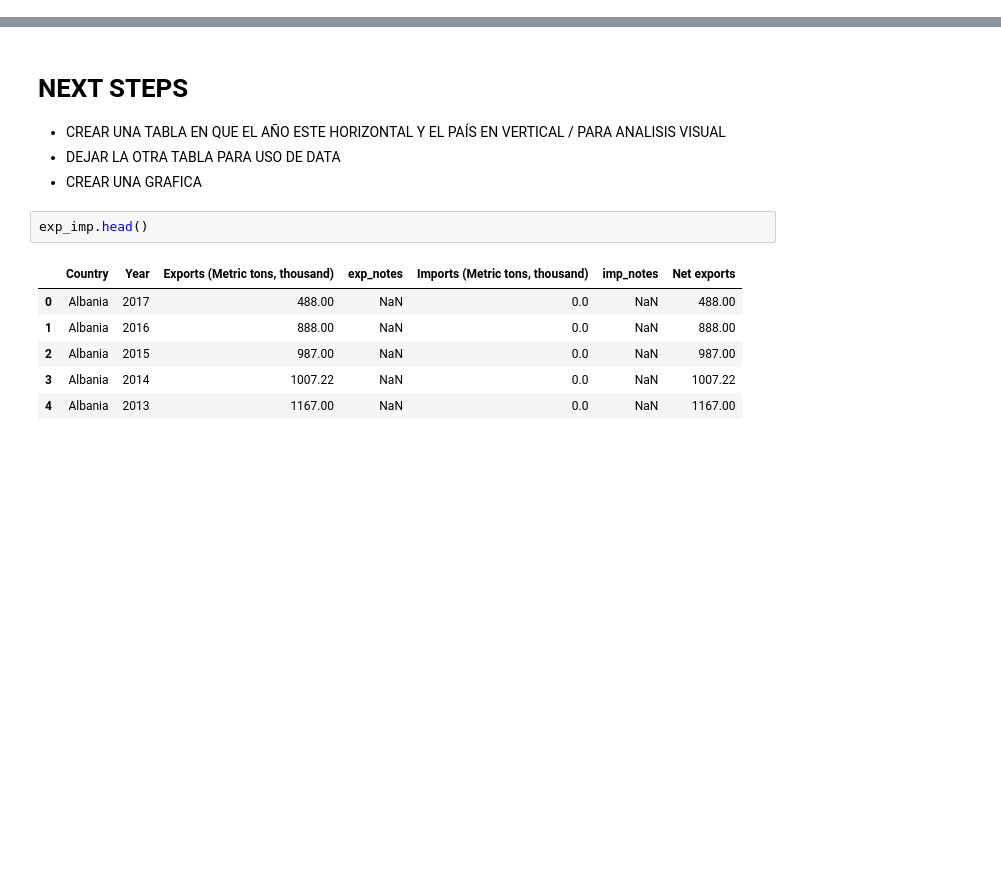
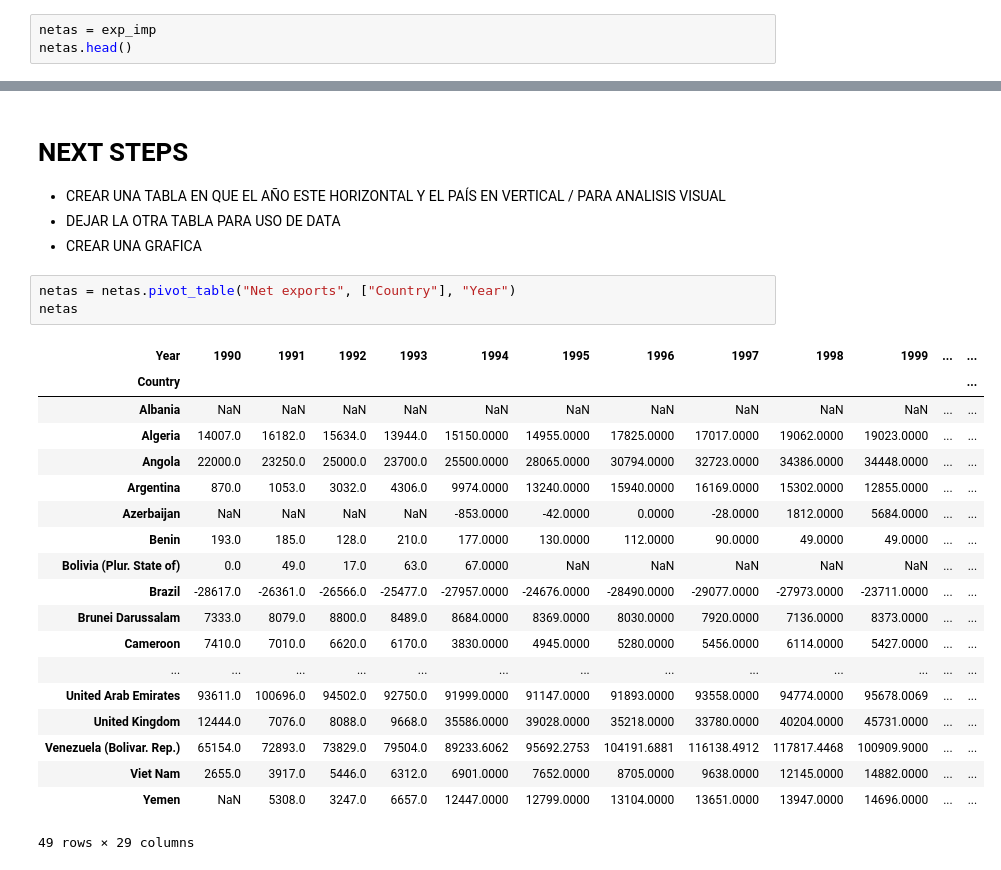
Before and after one commit to DenebAguirre/PetroleoArellanes, a Jupyter notebook: Notebooks/Exportaciones_Importaciones.ipynb, the cells around one changed output, grey strips where cells are left out. Drawn from its saved outputs; the diff is of its cells as text; blank space fills up the shorter version.

Commit message:
Add visual tables ffor exports tables and started looking Incidents BD

```diff
--- a/Notebooks/Exportaciones_Importaciones.ipynb
+++ b/Notebooks/Exportaciones_Importaciones.ipynb
@@ -122,0 +90,3 @@ dtype: int64
+# %%
+netas = exp_imp
+netas.head()
@@ -125,12 +102,26 @@ dtype: int64
 - CREAR UNA TABLA EN QUE EL AÑO ESTE HORIZONTAL Y EL PAÍS EN VERTICAL / PARA ANALISIS VISUAL
 - DEJAR LA OTRA TABLA PARA USO DE DATA
 - CREAR UNA GRAFICA
-# %%
-exp_imp.head()
-# %% [output]
-|  | Country | Year | Exports (Metric tons, thousand) | exp_notes | Imports (Metric tons, thousand) | imp_notes | Net exports |
-| 0 | Albania | 2017 | 488.00 | NaN | 0.0 | NaN | 488.00 |
-| 1 | Albania | 2016 | 888.00 | NaN | 0.0 | NaN | 888.00 |
-| 2 | Albania | 2015 | 987.00 | NaN | 0.0 | NaN | 987.00 |
-| 3 | Albania | 2014 | 1007.22 | NaN | 0.0 | NaN | 1007.22 |
-| 4 | Albania | 2013 | 1167.00 | NaN | 0.0 | NaN | 1167.00 |
+# %%
+netas = netas.pivot_table("Net exports", ["Country"], "Year")
+netas
+# %% [output]
+| Year | 1990 | 1991 | 1992 | 1993 | 1994 | 1995 | 1996 | 1997 | 1998 | 1999 | ... | ... |
+| Country |  |  |  |  |  |  |  |  |  |  |  | ... |
+| Albania | NaN | NaN | NaN | NaN | NaN | NaN | NaN | NaN | NaN | NaN | ... | ... |
+| Algeria | 14007.0 | 16182.0 | 15634.0 | 13944.0 | 15150.0000 | 14955.0000 | 17825.0000 | 17017.0000 | 19062.0000 | 19023.0000 | ... | ... |
+| Angola | 22000.0 | 23250.0 | 25000.0 | 23700.0 | 25500.0000 | 28065.0000 | 30794.0000 | 32723.0000 | 34386.0000 | 34448.0000 | ... | ... |
+| Argentina | 870.0 | 1053.0 | 3032.0 | 4306.0 | 9974.0000 | 13240.0000 | 15940.0000 | 16169.0000 | 15302.0000 | 12855.0000 | ... | ... |
+| Azerbaijan | NaN | NaN | NaN | NaN | -853.0000 | -42.0000 | 0.0000 | -28.0000 | 1812.0000 | 5684.0000 | ... | ... |
+| Benin | 193.0 | 185.0 | 128.0 | 210.0 | 177.0000 | 130.0000 | 112.0000 | 90.0000 | 49.0000 | 49.0000 | ... | ... |
+| Bolivia (Plur. State of) | 0.0 | 49.0 | 17.0 | 63.0 | 67.0000 | NaN | NaN | NaN | NaN | NaN | ... | ... |
+| Brazil | -28617.0 | -26361.0 | -26566.0 | -25477.0 | -27957.0000 | -24676.0000 | -28490.0000 | -29077.0000 | -27973.0000 | -23711.0000 | ... | ... |
+| Brunei Darussalam | 7333.0 | 8079.0 | 8800.0 | 8489.0 | 8684.0000 | 8369.0000 | 8030.0000 | 7920.0000 | 7136.0000 | 8373.0000 | ... | ... |
+| Cameroon | 7410.0 | 7010.0 | 6620.0 | 6170.0 | 3830.0000 | 4945.0000 | 5280.0000 | 5456.0000 | 6114.0000 | 5427.0000 | ... | ... |
+| ... | ... | ... | ... | ... | ... | ... | ... | ... | ... | ... | ... | ... |
+| United Arab Emirates | 93611.0 | 100696.0 | 94502.0 | 92750.0 | 91999.0000 | 91147.0000 | 91893.0000 | 93558.0000 | 94774.0000 | 95678.0069 | ... | ... |
+| United Kingdom | 12444.0 | 7076.0 | 8088.0 | 9668.0 | 35586.0000 | 39028.0000 | 35218.0000 | 33780.0000 | 40204.0000 | 45731.0000 | ... | ... |
+| Venezuela (Bolivar. Rep.) | 65154.0 | 72893.0 | 73829.0 | 79504.0 | 89233.6062 | 95692.2753 | 104191.6881 | 116138.4912 | 117817.4468 | 100909.9000 | ... | ... |
+| Viet Nam | 2655.0 | 3917.0 | 5446.0 | 6312.0 | 6901.0000 | 7652.0000 | 8705.0000 | 9638.0000 | 12145.0000 | 14882.0000 | ... | ... |
+| Yemen | NaN | 5308.0 | 3247.0 | 6657.0 | 12447.0000 | 12799.0000 | 13104.0000 | 13651.0000 | 13947.0000 | 14696.0000 | ... | ... |
+49 rows × 29 columns
```
Also changed, not shown: parts of 8 cells of this notebook, 2 other files.
